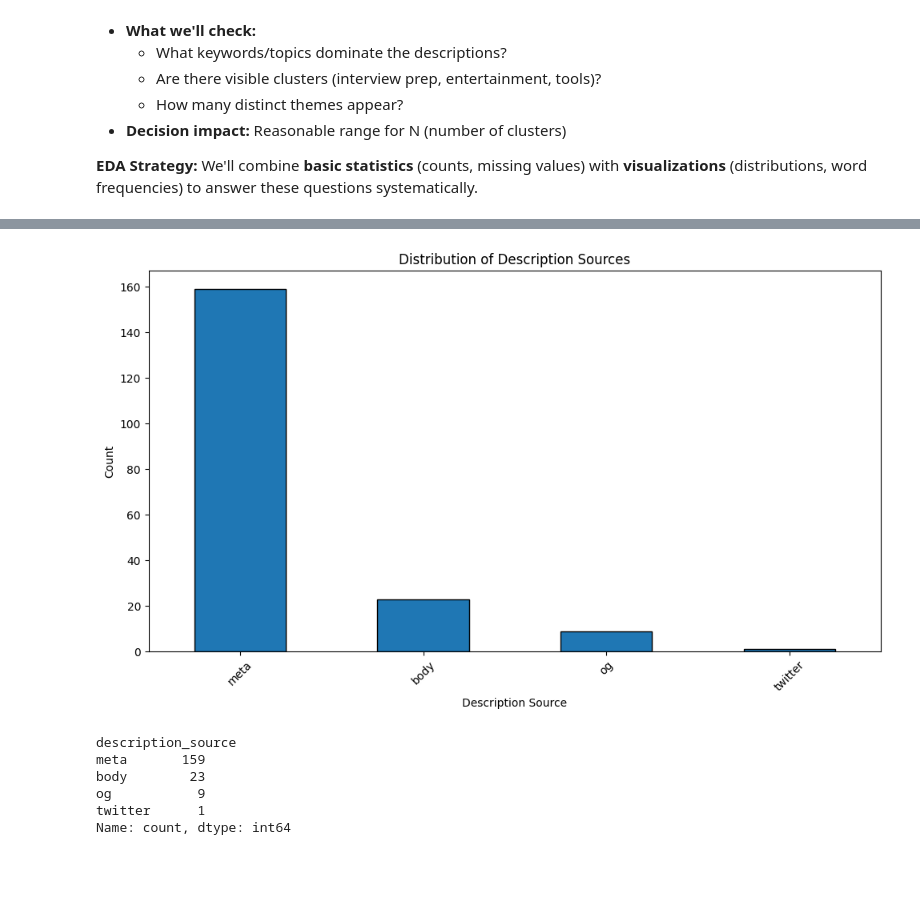
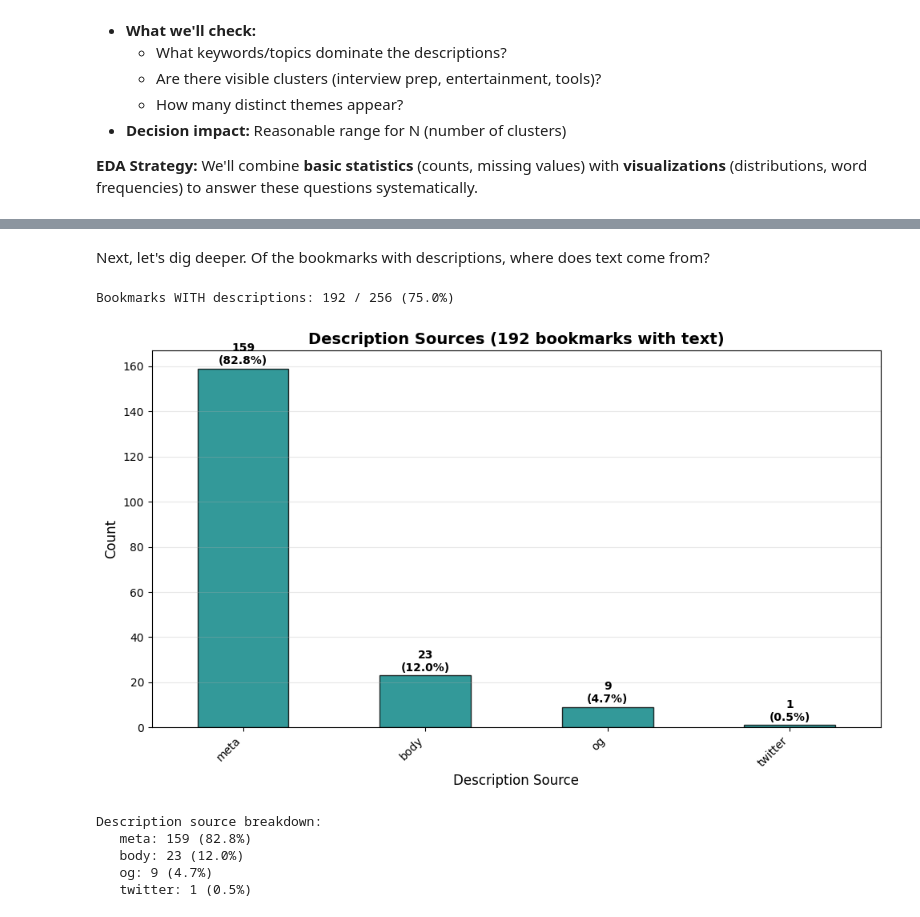
Before and after one commit to dganesh05/tydier, a Jupyter notebook: clustering-notebook.ipynb, the cells around one changed output, grey strips where cells are left out. Drawn from its saved outputs; the diff is of its cells as text; code cells hidden in the pictures; blank space fills up the shorter version.

```diff
--- a/clustering-notebook.ipynb
+++ b/clustering-notebook.ipynb
@@ -275,22 +364,36 @@ Non-HTML content: 0
+# %% [markdown]
+Next, let's dig deeper. Of the bookmarks with descriptions, where does text come from?
 # %%
-# Count by source
-source_counts = df_clean['description_source'].value_counts()
+df_with_desc = df[df['description'].notna() & (df['description'].str.strip() != '')].copy()
+
+print(f"\nBookmarks WITH descriptions: {len(df_with_desc)} / {len(df)} ({100*len(df_with_desc)/len(df):.1f}%)")
+
+source_counts = df_with_desc['description_source'].value_counts()
 
 plt.figure(figsize=(10, 6))
-source_counts.plot(kind='bar', edgecolor='black')
-plt.xlabel('Description Source')
-plt.ylabel('Count')
-plt.title('Distribution of Description Sources')
-plt.xticks(rotation=45)
+source_counts.plot(kind='bar', edgecolor='black', color='teal', alpha=0.8)
+plt.xlabel('Description Source', fontsize=12)
+plt.ylabel('Count', fontsize=12)
+plt.title(f'Description Sources ({len(df_with_desc)} bookmarks with text)', fontsize=14, fontweight='bold')
+plt.xticks(rotation=45, ha='right')
+plt.grid(axis='y', alpha=0.3)
+
+# Add count labels
+for i, (source, count) in enumerate(source_counts.items()):
+    plt.text(i, count + 2, f'{count}\n({100*count/len(df_with_desc):.1f}%)',
+             ha='center', fontsize=10, fontweight='bold')
+
 plt.tight_layout()
 plt.show()
 
-print(source_counts)
+print(f"\nDescription source breakdown:")
+for source, count in source_counts.items():
+    print(f"   {source}: {count} ({100*count/len(df_with_desc):.1f}%)")
 # %% [output]
+Bookmarks WITH descriptions: 192 / 256 (75.0%)
-[figure, old version]
+[figure, new version]
-description_source
-meta       159
-body        23
-og           9
-twitter      1
-Name: count, dtype: int64
+Description source breakdown:
+   meta: 159 (82.8%)
+   body: 23 (12.0%)
+   og: 9 (4.7%)
+   twitter: 1 (0.5%)
```
Also changed, not shown: parts of 55 cells of this notebook, 2 other files.
